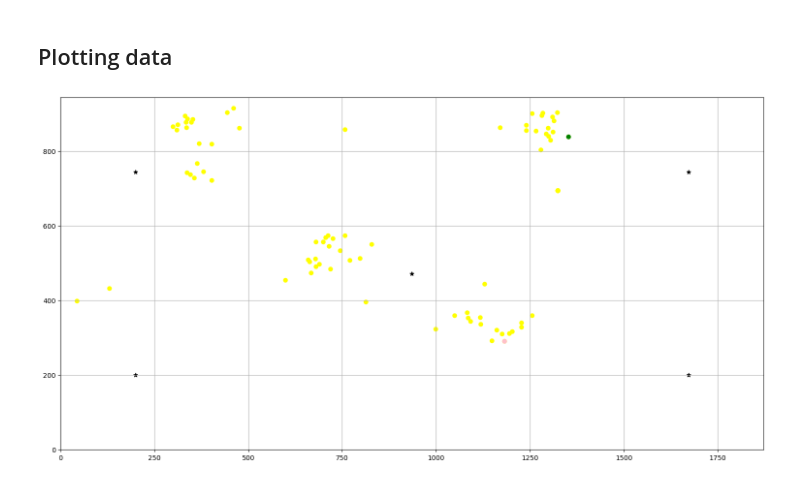
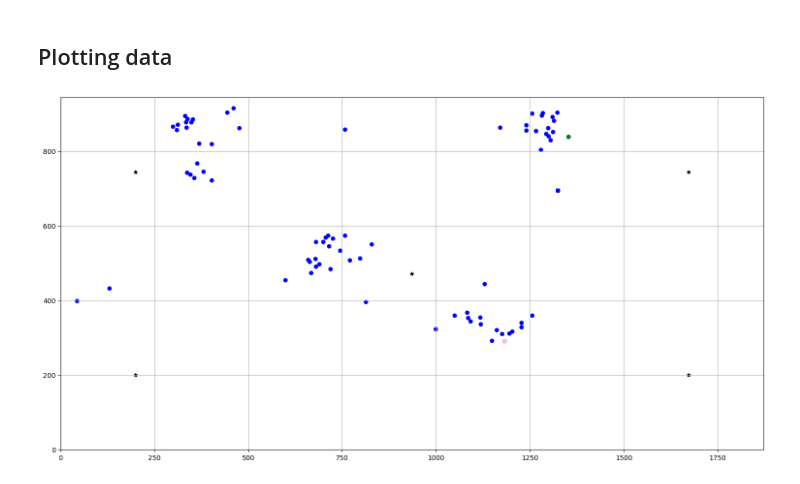
Before and after one commit to ruxailab/web-eye-tracker, a Jupyter notebook: app/services/calib_validation/right.ipynb, the cells around one changed output. Drawn from its saved outputs; the diff is of its cells as text; code cells hidden in the pictures.

```diff
--- a/app/services/calib_validation/right.ipynb
+++ b/app/services/calib_validation/right.ipynb
@@ -8,7 +8,7 @@ import matplotlib.pyplot as plt
 from eyeInfo import EyeInfo
 import numpy as np
 
-output = './csv/output/center_20.csv'
+output = './csv/output/outright.csv'
 train_imput = './csv/center_20_fixed_train_data.csv'
 predict_input = './csv/center_20_predict_train_data.csv'
 
@@ -30,6 +30,7 @@ def train_to_validate_calib():
 
     X = data[[ 'right_iris_x', 'right_iris_y']]
     y = data[['point_x', 'point_y']]
+    print(X)
 
     model = linear_model.LinearRegression()
     model.fit(X, y)
@@ -80,37 +96,38 @@ print(min_y)
 # %%
 right_color = 'blue'
 left_color= 'red'
 calib_colors= 'black'
-prediction_color = 'yellow'
+prediction_color = 'blue'
 highlight_max_color = 'green'
 highlight_min_color = 'pink'
+marker_size = 30
 
 # plt.scatter(right_eye_x, right_eye_y, marker='o', color='blue', label='right eye')
 # plt.scatter(left_eye_x, left_eye_y, marker='o', color='red', label='left eye')
-plt.scatter(calib_points_x, calib_points_y, marker="*", color=calib_colors, label='calib points')
-plt.scatter(prediction_x, prediction_y, marker='o', color=prediction_color, label='predicted value')
+plt.scatter(calib_points_x, calib_points_y, marker="*", color=calib_colors ,s=marker_size, label='calib points')
+plt.scatter(prediction_x, prediction_y, marker='o', color=prediction_color ,s=marker_size, label='predicted value')
 if(max_x != max_y):
-    plt.scatter(max_x['x'], max_x['y'], marker='o', color=highlight_max_color, label='predict max x point')
-    plt.scatter(max_y['x'], max_y['y'], marker='o', color=highlight_max_color, label='predict max y point')
+    plt.scatter(max_x['x'], max_x['y'], marker='o', color=highlight_max_color ,s=marker_size, label='predict max x point')
+    plt.scatter(max_y['x'], max_y['y'], marker='o', color=highlight_max_color ,s=marker_size, label='predict max y point')
 else:
-    plt.scatter(max_x['x'], max_x['y'], marker='o', color=highlight_max_color, label='max general point')
-    print('same max')
+    plt.scatter(max_x['x'], max_x['y'], marker='o', color=highlight_max_color ,s=marker_size, label='max general point')
+    print(f'same max: {max_x}')
 
 if(min_x != min_y):
-    plt.scatter(min_x['x'], min_x['y'], marker='o', color=highlight_min_color, label='predict min x point')
-    plt.scatter(min_y['x'], min_y['y'], marker='o', color=highlight_min_color, label='predict min y point')
+    plt.scatter(min_x['x'], min_x['y'], marker='o', color=highlight_min_color ,s=marker_size, label='predict min x point')
+    plt.scatter(min_y['x'], min_y['y'], marker='o', color=highlight_min_color ,s=marker_size, label='predict min y point')
 else:
-    plt.scatter(min_x['x'], min_x['y'], marker='o', color=highlight_min_color, label='min general point')
-    print('same min')
+    plt.scatter(min_x['x'], min_x['y'], marker='o', color=highlight_min_color ,s=marker_size, label='min general point')
+    print(f'same min: {min_x}')
 fig = plt.gcf()
 fig.set_size_inches(eye.k_screen_width / 100, eye.k_screen_height / 100)
 
 ax = plt.gca()
 ax.set_xlim(0, eye.k_screen_width)
 ax.set_ylim(0, eye.k_screen_height)
 
 plt.grid(True)
 
 plt.show()
 # %% [output]
-[figure, old version]
+[figure, new version]
```
Also changed, not shown: parts of 1 cell of this notebook, 6 other files.
